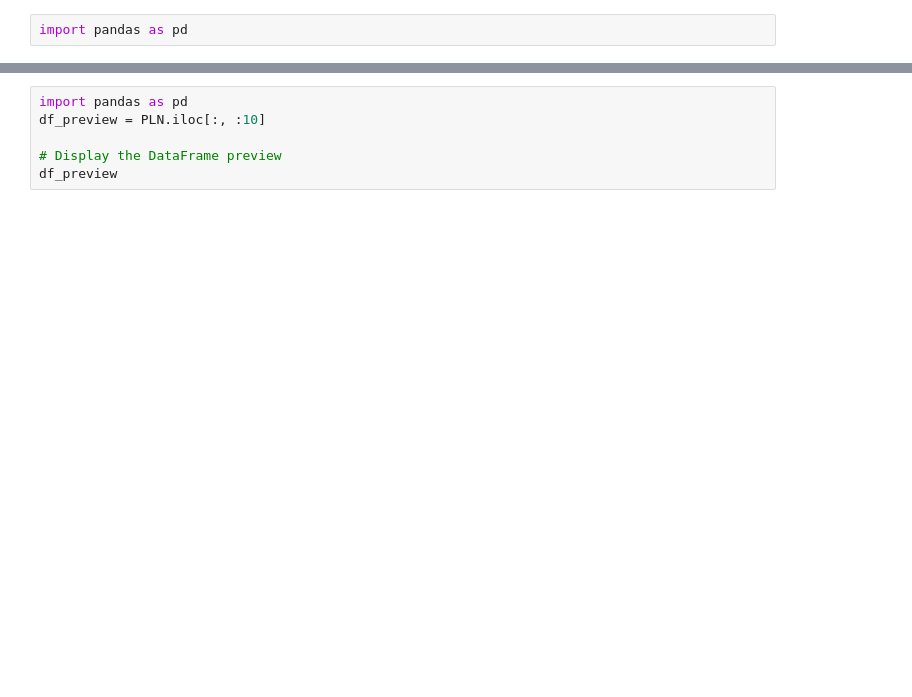
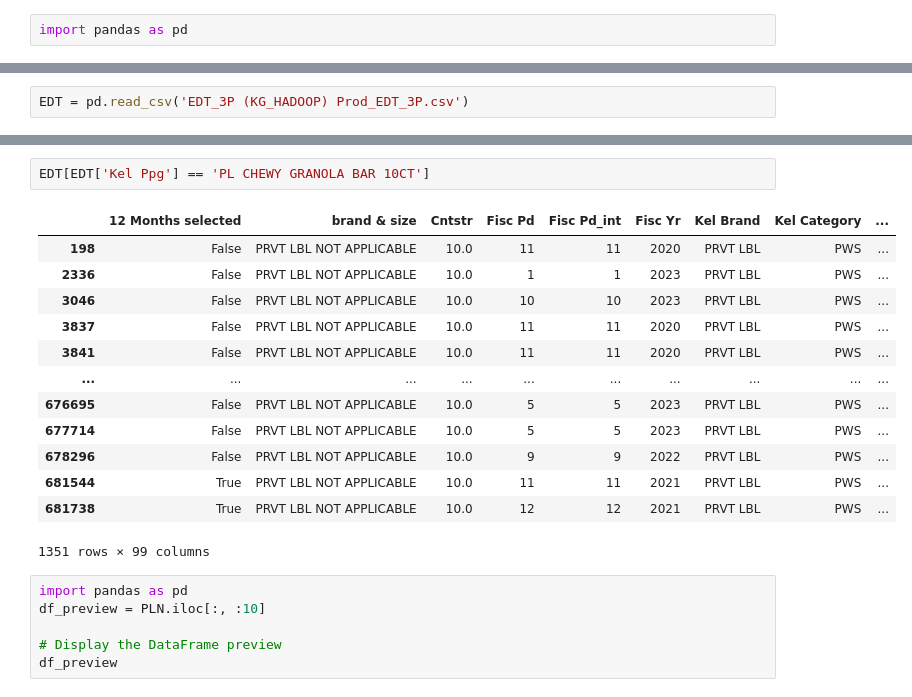
Before and after one commit to mazure21/Kellanova, a Jupyter notebook: Kellanova Data Exploration.ipynb, the cells around one changed output, grey strips where cells are left out. Cells and saved outputs as stored; diff of their text form; blank space fills up the shorter version.

```diff
--- a/Kellanova Data Exploration.ipynb
+++ b/Kellanova Data Exploration.ipynb
@@ -4,0 +13,2 @@ PLN=pd.read_csv("PLN_TO_ITM_WK (KNA_COMRCL)_PLN_TO_ITM_WK.csv")
+# %%
+EDT = pd.read_csv('EDT_3P (KG_HADOOP) Prod_EDT_3P.csv')
@@ -5,3 +63,19 @@ PLN=pd.read_csv("PLN_TO_ITM_WK (KNA_COMRCL)_PLN_TO_ITM_WK.csv")
+# %%
+EDT[EDT['Kel Ppg'] == 'PL CHEWY GRANOLA BAR 10CT']
+# %% [output]
+|  | 12 Months selected | brand & size | Cntstr | Fisc Pd | Fisc Pd_int | Fisc Yr | Kel Brand | Kel Category | ... |
+| 198 | False | PRVT LBL NOT APPLICABLE | 10.0 | 11 | 11 | 2020 | PRVT LBL | PWS | ... |
+| 2336 | False | PRVT LBL NOT APPLICABLE | 10.0 | 1 | 1 | 2023 | PRVT LBL | PWS | ... |
+| 3046 | False | PRVT LBL NOT APPLICABLE | 10.0 | 10 | 10 | 2023 | PRVT LBL | PWS | ... |
+| 3837 | False | PRVT LBL NOT APPLICABLE | 10.0 | 11 | 11 | 2020 | PRVT LBL | PWS | ... |
+| 3841 | False | PRVT LBL NOT APPLICABLE | 10.0 | 11 | 11 | 2020 | PRVT LBL | PWS | ... |
+| ... | ... | ... | ... | ... | ... | ... | ... | ... | ... |
+| 676695 | False | PRVT LBL NOT APPLICABLE | 10.0 | 5 | 5 | 2023 | PRVT LBL | PWS | ... |
+| 677714 | False | PRVT LBL NOT APPLICABLE | 10.0 | 5 | 5 | 2023 | PRVT LBL | PWS | ... |
+| 678296 | False | PRVT LBL NOT APPLICABLE | 10.0 | 9 | 9 | 2022 | PRVT LBL | PWS | ... |
+| 681544 | True | PRVT LBL NOT APPLICABLE | 10.0 | 11 | 11 | 2021 | PRVT LBL | PWS | ... |
+| 681738 | True | PRVT LBL NOT APPLICABLE | 10.0 | 12 | 12 | 2021 | PRVT LBL | PWS | ... |
+1351 rows × 99 columns
 # %%
 import pandas as pd
 df_preview = PLN.iloc[:, :10]
```
Also changed, not shown: parts of 6 cells of this notebook, 5 other files.
